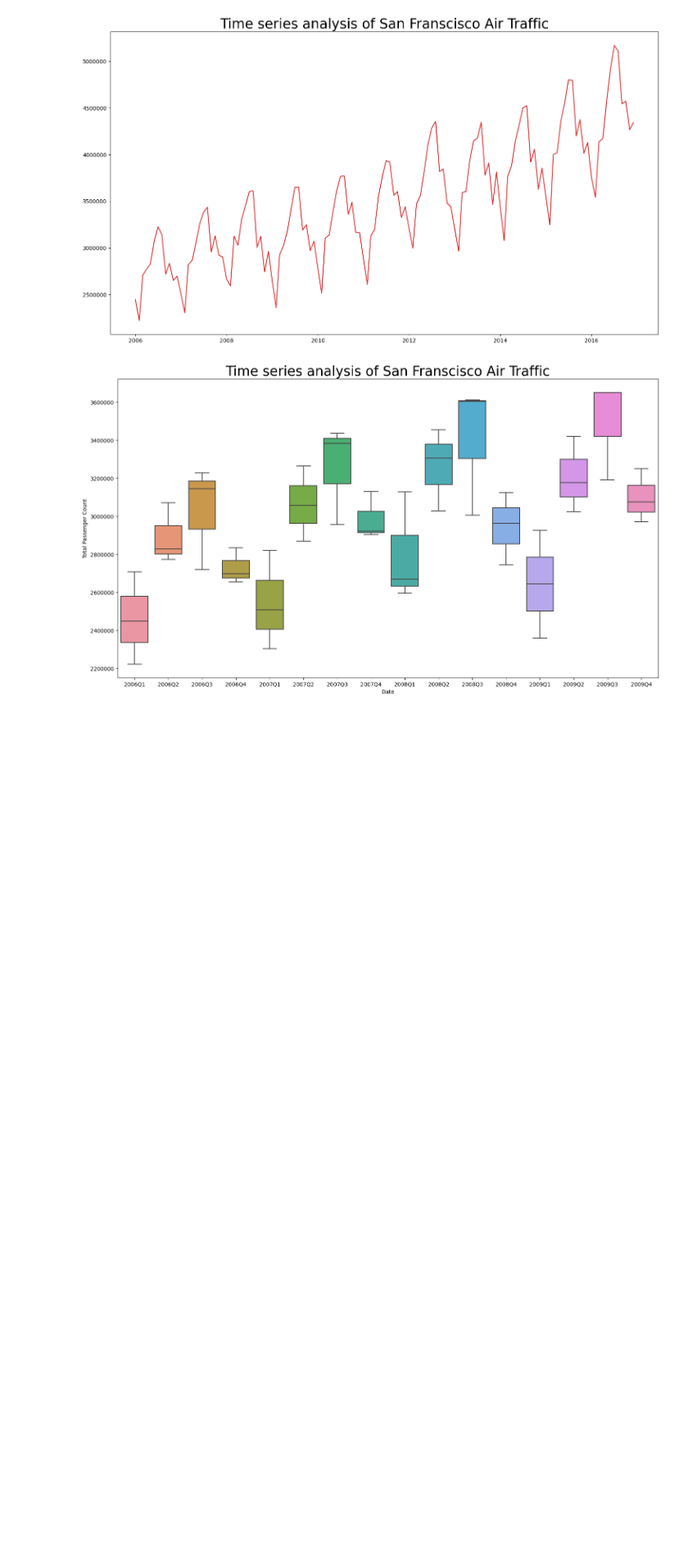
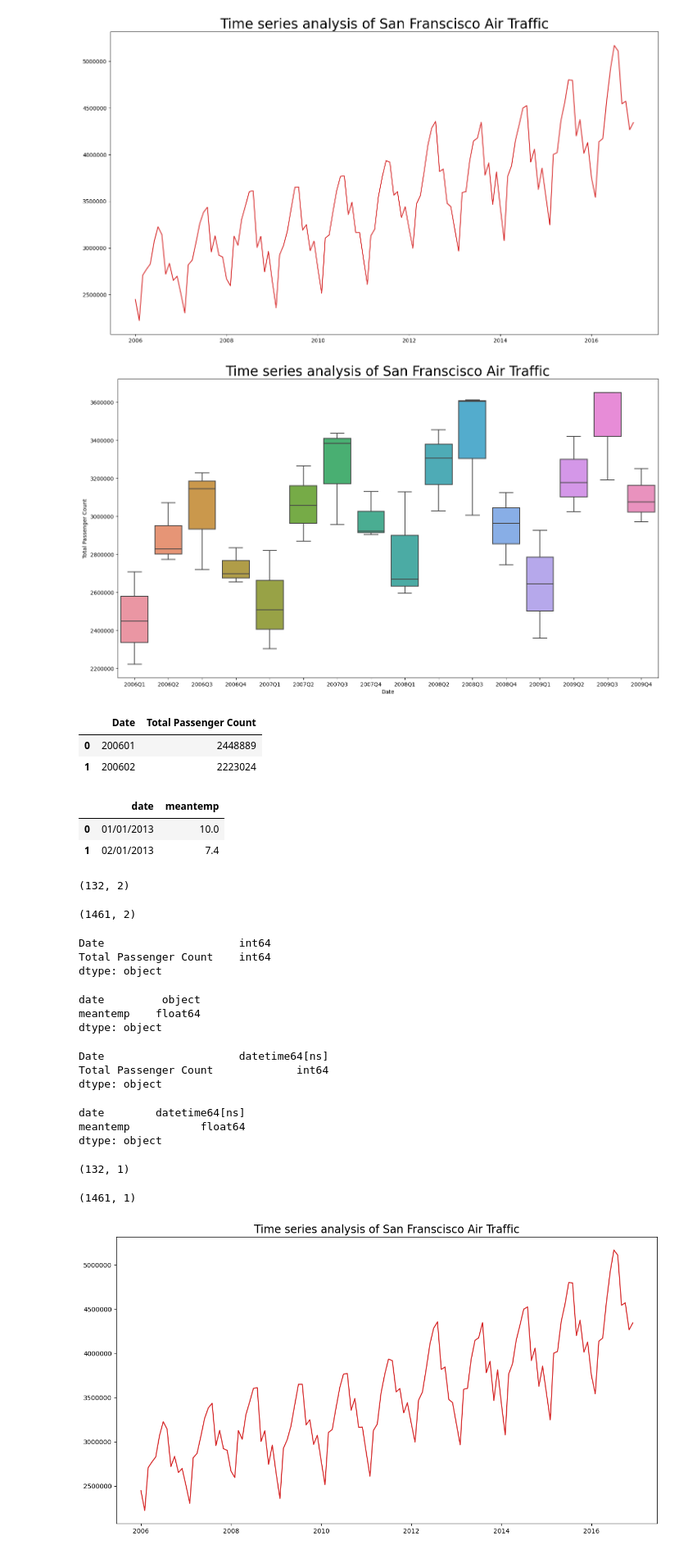
Before and after one commit to yastiaisyah/AnalisisDataForensik, a Jupyter notebook: CH7.ipynb, the cells around one changed output. Shown at 82% size. Cells and saved outputs as stored; diff of their text form; code cells hidden in the pictures; blank space fills up the shorter version.

```diff
--- a/CH7.ipynb
+++ b/CH7.ipynb
@@ -89,3 +90,77 @@ ax.set_title("Time series analysis of San Franscisco Air Traffic",fontsize = 25)
 plt.ticklabel_format(style='plain', axis='y')
 # %% [output]
 [figure]
+# %%
+#Load dataset
+url = 'https://raw.githubusercontent.com/PacktPublishing/Exploratory-Data-Analysis-with-Python-Cookbook/main/Ch7/Data/SF_Air_Traffic_Passenger_Statistics_Transformed.csv'
+air_traffic_data = pd.read_csv(url)
+daily = 'https://raw.githubusercontent.com/PacktPublishing/Exploratory-Data-Analysis-with-Python-Cookbook/main/Ch7/Data/DailyDelhiClimate.csv'
+weather_data = pd.read_csv(daily)
+
+#Inspect first 5 rows and data types of the dataset
+air_traffic_data.head(2)
+# %% [output]
+|  | Date | Total Passenger Count |
+| 0 | 200601 | 2448889 |
+| 1 | 200602 | 2223024 |
+# %%
+weather_data.head(2)
+# %% [output]
+|  | date | meantemp |
+| 0 | 01/01/2013 | 10.0 |
+| 1 | 02/01/2013 | 7.4 |
+# %%
+air_traffic_data.shape
+# %% [output]
+(132, 2)
+# %%
+weather_data.shape
+# %% [output]
+(1461, 2)
+# %%
+air_traffic_data.dtypes
+# %% [output]
+Date                     int64
+Total Passenger Count    int64
+dtype: object
+# %%
+weather_data.dtypes
+# %% [output]
+date         object
+meantemp    float64
+dtype: object
+# %%
+#Transform date column to date data type
+air_traffic_data['Date']= pd.to_datetime(air_traffic_data['Date'], format = "%Y%m")
+weather_data['date']= pd.to_datetime(weather_data['date'], format = "%d/%m/%Y")
+air_traffic_data.dtypes
+# %% [output]
+Date                     datetime64[ns]
+Total Passenger Count             int64
+dtype: object
+# %%
+weather_data.dtypes
+# %% [output]
+date        datetime64[ns]
+meantemp           float64
+dtype: object
+# %%
+#Set date as index
+air_traffic_data.set_index('Date',inplace = True)
+weather_data.set_index('date', inplace = True)
+air_traffic_data.shape
+# %% [output]
+(132, 1)
+# %%
+weather_data.shape
+# %% [output]
+(1461, 1)
+# %%
+#Plot time series using line plot
+plt.figure(figsize= (15,8))
+
+plt.plot(air_traffic_data.index, air_traffic_data['Total Passenger Count'], color='tab:red')
+plt.title("Time series analysis of San Franscisco Air Traffic",fontsize = 17)
+plt.ticklabel_format(style='plain', axis='y')
+# %% [output]
+[figure, added]
```
Also changed, not shown: parts of 4 cells of this notebook.
